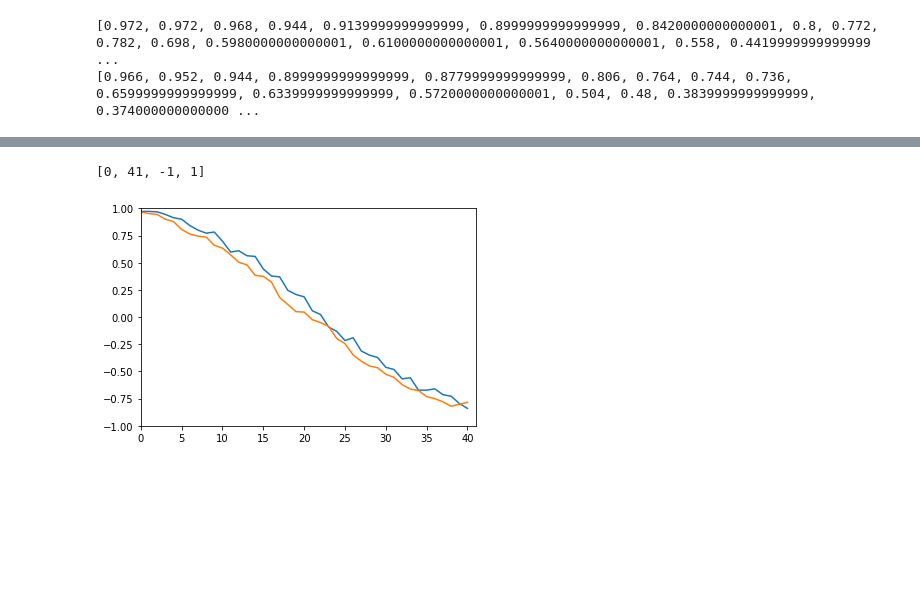
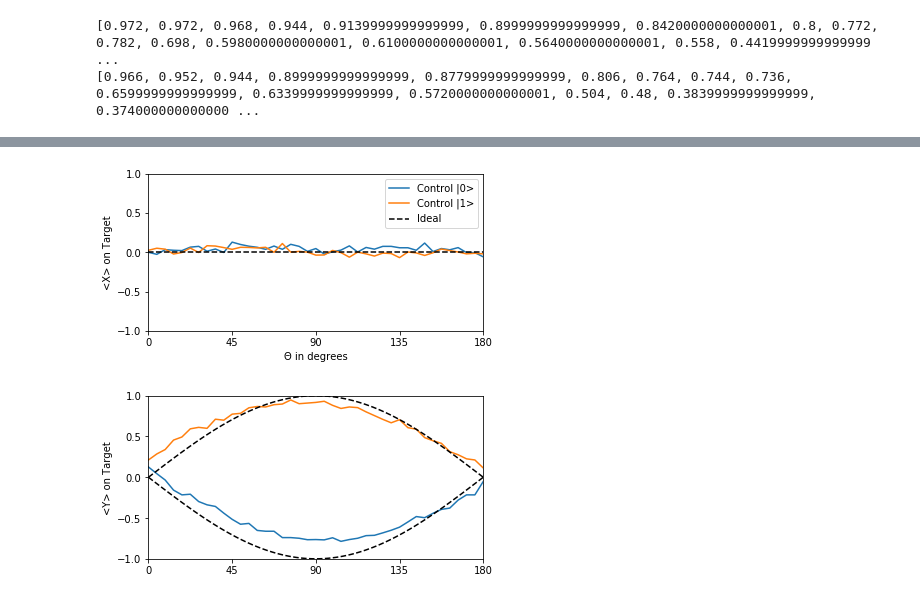
Before and after one commit to singular-value/optimizations_via_openpulse, a Jupyter notebook: CrossResonance_Tomography.ipynb, the cells around one changed output, grey strips where cells are left out. Saved outputs shown, nothing was run; the diff lists cells and outputs as text; code cells hidden in the pictures; blank space fills up the shorter version.

Commit message:
Add figures for CR tomography

```diff
--- a/CrossResonance_Tomography.ipynb
+++ b/CrossResonance_Tomography.ipynb
@@ -178,7 +157,38 @@ plt.axis([0, 41, -1, 1])
-# %%
-plt.plot(z_vals_control_off)
-plt.plot(z_vals_control_on)
-plt.axis([0, 41, -1, 1])
-# %% [output]
-[0, 41, -1, 1]
-[figure, removed]
+# %%
+x_vals_control_off = [0.0020000000000000018, -0.02400000000000002, 0.03600000000000003, 0.028000000000000025, 0.02400000000000002, 0.06800000000000006, 0.07800000000000007, 0.016000000000000014, 0.04400000000000004, 0.0, 0.1319999999999999, 0.10200000000000009, 0.08000000000000007, 0.06600000000000006, 0.040000000000000036, 0.08200000000000007, 0.040000000000000036, 0.10400000000000009, 0.07800000000000007, 0.014000000000000012, 0.050000000000000044, -0.020000000000000018, 0.008000000000000007, 0.030000000000000027, 0.08400000000000007, 0.006000000000000005, 0.06400000000000006, 0.04200000000000004, 0.07800000000000007, 0.07800000000000007, 0.06000000000000005, 0.06000000000000005, 0.028000000000000025, 0.1200000000000001, 0.01200000000000001, 0.050000000000000044, 0.03400000000000003, 0.062000000000000055, -0.0020000000000000018, -0.0020000000000000018, -0.05600000000000005]
+x_vals_control_on = [0.028000000000000025, 0.05400000000000005, 0.04200000000000004, -0.020000000000000018, 0.0, 0.05600000000000005, 0.0, 0.08600000000000008, 0.08200000000000007, 0.062000000000000055, 0.040000000000000036, 0.06600000000000006, 0.06400000000000006, 0.05800000000000005, 0.06600000000000006, 0.0020000000000000018, 0.1140000000000001, 0.0040000000000000036, 0.014000000000000012, 0.0040000000000000036, -0.03400000000000003, -0.03200000000000003, 0.026000000000000023, -0.0020000000000000018, -0.06000000000000005, 0.0040000000000000036, -0.018000000000000016, -0.04600000000000004, -0.008000000000000007, -0.014000000000000012, -0.06599999999999995, 0.006000000000000005, -0.006000000000000005, -0.038000000000000034, -0.0040000000000000036, 0.04400000000000004, 0.02400000000000002, 0.006000000000000005, -0.018000000000000016, -0.010000000000000009, -0.018000000000000016]
+y_vals_control_off = [0.1259999999999999, 0.04400000000000004, -0.03400000000000003, -0.15800000000000003, -0.21599999999999997, -0.20799999999999996, -0.29800000000000004, -0.33799999999999997, -0.358, -0.43999999999999995, -0.516, -0.5760000000000001, -0.5660000000000001, -0.652, -0.6619999999999999, -0.6619999999999999, -0.74, -0.74, -0.748, -0.766, -0.764, -0.768, -0.742, -0.786, -0.764, -0.748, -0.716, -0.712, -0.6819999999999999, -0.65, -0.612, -0.548, -0.482, -0.496, -0.44199999999999995, -0.394, -0.378, -0.28, -0.21599999999999997, -0.21599999999999997, -0.052000000000000046]
+y_vals_control_on = [0.21199999999999997, 0.28600000000000003, 0.3400000000000001, 0.45599999999999996, 0.494, 0.5940000000000001, 0.6120000000000001, 0.6000000000000001, 0.712, 0.7, 0.774, 0.784, 0.8520000000000001, 0.8680000000000001, 0.8620000000000001, 0.8899999999999999, 0.8979999999999999, 0.948, 0.9019999999999999, 0.9099999999999999, 0.9179999999999999, 0.9319999999999999, 0.8819999999999999, 0.8440000000000001, 0.8620000000000001, 0.8540000000000001, 0.802, 0.756, 0.71, 0.6679999999999999, 0.706, 0.6080000000000001, 0.5900000000000001, 0.486, 0.44799999999999995, 0.4159999999999999, 0.31400000000000006, 0.276, 0.22599999999999998, 0.21199999999999997, 0.1140000000000001]
+z_vals_control_off = [0.972, 0.972, 0.968, 0.944, 0.9139999999999999, 0.8999999999999999, 0.8420000000000001, 0.8, 0.772, 0.782, 0.698, 0.5980000000000001, 0.6100000000000001, 0.5640000000000001, 0.558, 0.44199999999999995, 0.3779999999999999, 0.3700000000000001, 0.246, 0.20799999999999996, 0.18599999999999994, 0.05800000000000005, 0.02400000000000002, -0.09199999999999997, -0.132, -0.21599999999999997, -0.18999999999999995, -0.31200000000000006, -0.35, -0.372, -0.46199999999999997, -0.482, -0.5680000000000001, -0.558, -0.6719999999999999, -0.6719999999999999, -0.6599999999999999, -0.714, -0.728, -0.794, -0.84]
+z_vals_control_on = [0.966, 0.952, 0.944, 0.8999999999999999, 0.8779999999999999, 0.806, 0.764, 0.744, 0.736, 0.6599999999999999, 0.6339999999999999, 0.5720000000000001, 0.504, 0.48, 0.3839999999999999, 0.3740000000000001, 0.32200000000000006, 0.17999999999999994, 0.1160000000000001, 0.050000000000000044, 0.04600000000000004, -0.02400000000000002, -0.050000000000000044, -0.08599999999999997, -0.19799999999999995, -0.244, -0.348, -0.406, -0.44999999999999996, -0.46599999999999997, -0.526, -0.554, -0.622, -0.6619999999999999, -0.6759999999999999, -0.732, -0.75, -0.78, -0.8200000000000001, -0.802, -0.784]
+# %%
+thetas = np.linspace(0, 180, 41, endpoint=True)
+dense_thetas = np.linspace(0, 180, 101, endpoint=True)
+# %%
+fig, ax = plt.subplots(figsize=(6, 3.2))
+plt.plot(thetas, x_vals_control_off, label='Control |0>')
+plt.plot(thetas, x_vals_control_on, label='Control |1>')
+plt.plot(dense_thetas, [0] * 101, label='Ideal', color='black', linestyle='dashed', linewidth=1.5)
+plt.axis([0, 180, -1, 1])
+plt.yticks([-1, -.5, 0, .5, 1])
+plt.xticks([0, 45, 90, 135, 180])
+plt.xlabel('Θ in degrees')
+plt.legend()
+plt.ylabel('<X> on Target')
+plt.gcf().subplots_adjust(bottom=.2)
+plt.savefig('Figures/CR_X.svg')
+# %% [output]
+[figure, added]
+# %%
+fig, ax = plt.subplots(figsize=(6, 3))
+plt.plot(thetas, y_vals_control_off, label='Control |0>')
+plt.plot(thetas, y_vals_control_on, label='Control |1>')
+plt.plot(dense_thetas, np.sin(dense_thetas*np.pi/180), label='Ideal', color='black', linestyle='dashed', linewidth=1.5)
+plt.plot(dense_thetas, -np.sin(dense_thetas*np.pi/180), label='Ideal', color='black', linestyle='dashed', linewidth=1.5)
+plt.axis([0, 180, -1, 1])
+plt.ylabel('<Y> on Target')
+plt.yticks([-1, -.5, 0, .5, 1])
+_=plt.xticks([0, 45, 90, 135, 180])
+plt.savefig('Figures/CR_Y.svg')
+# %% [output]
+[figure, added]
```
Also changed, not shown: parts of 4 cells of this notebook, 3 other files.
